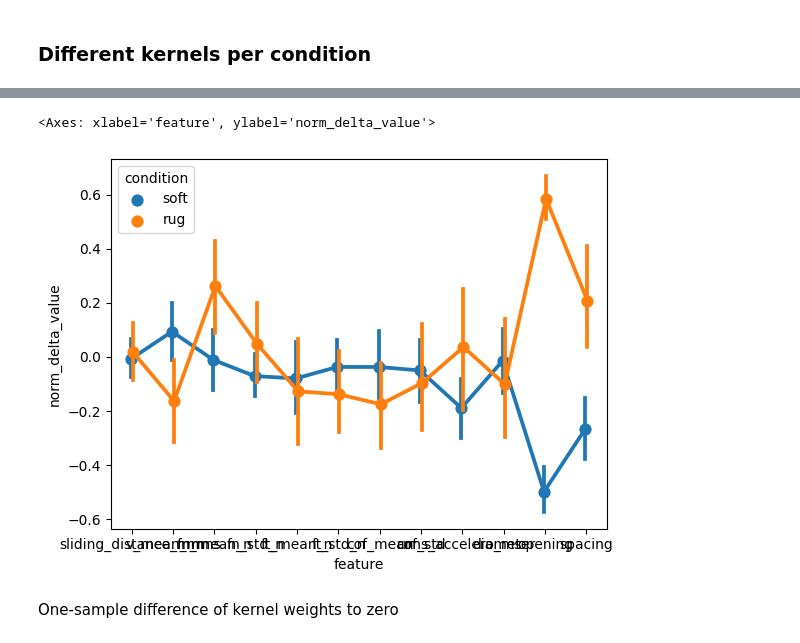
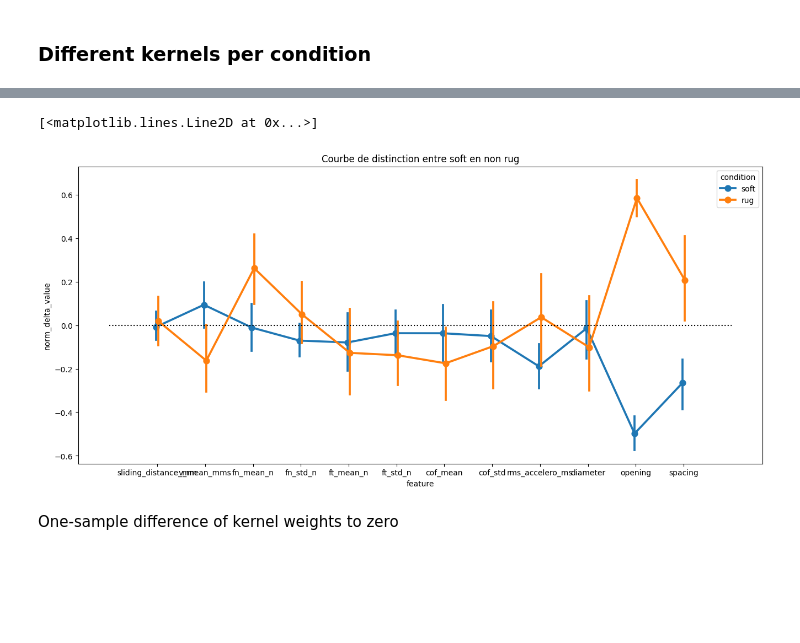
Before and after one commit to neuro-team-femto/revtact, a Jupyter notebook: analysis/analysis_beha_topo.ipynb, the cells around one changed output, grey strips where cells are left out. Cells and saved outputs as stored; diff of their text form; code cells hidden in the pictures; blank space fills up the shorter version.

```diff
--- a/analysis/analysis_beha_topo.ipynb
+++ b/analysis/analysis_beha_topo.ipynb
@@ -841,25 +869,28 @@ rug        cof_mean              -0.175100
            v_mean_mms             0.093935
 Name: norm_delta_value, dtype: float64
 # %%
+plt.figure(figsize=(16,7))
 sns.pointplot(data=kernels,
               hue="condition",
              x="feature",
               units='subj',
              y="norm_delta_value", dodge=True)
+plt.title("Courbe de distinction entre soft en non rug")
+plt.plot([-1,12],[0,0],'k:')
 
 # plot inverse rough kernel for comparison
 #kernels['opposite_norm_delta_value'] = - kernels.norm_delta_value
 #sns.pointplot(data=kernels[kernels.condition=='rug'],
 #              hue="condition",
 #             x="feature",
 #              units='subj',
 #             y="opposite_norm_delta_value",
 #              linestyles=[':'])
 
 #plt.plot([0,2],[0,0],'k:')
 #plt.legend(loc=2)
 # %% [output]
-<Axes: xlabel='feature', ylabel='norm_delta_value'>
+[<matplotlib.lines.Line2D at 0x...>]
-[figure, old version]
+[figure, new version]
 # %% [markdown]
 One-sample difference of kernel weights to zero
```
Also changed, not shown: parts of 21 cells of this notebook, 2 other files.
